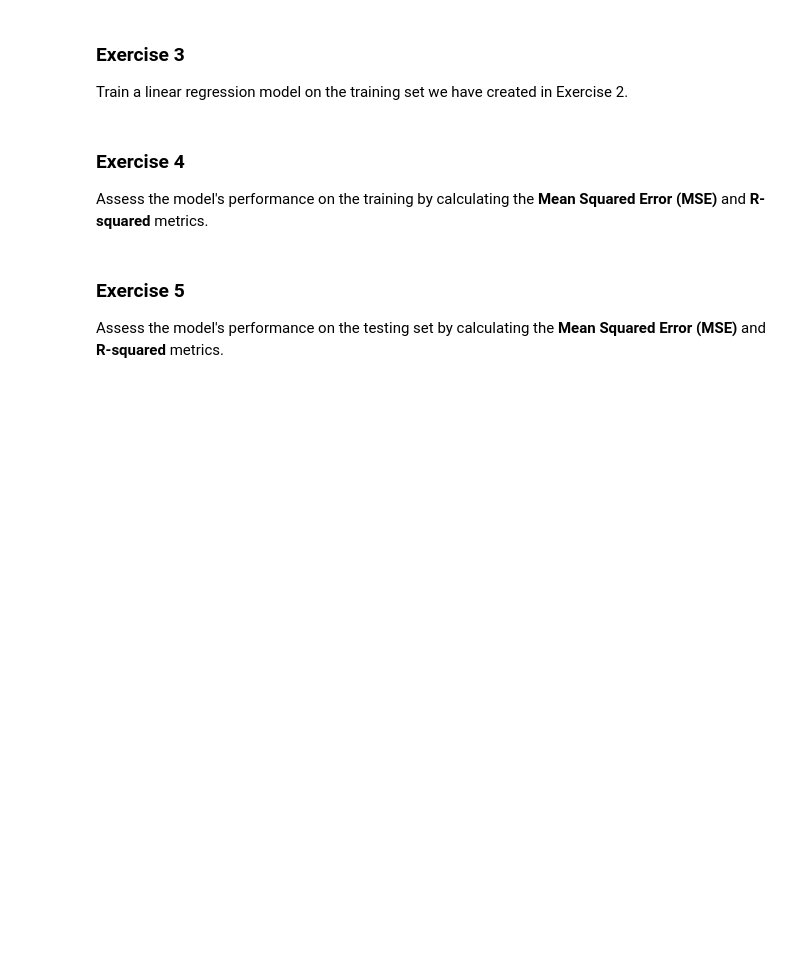
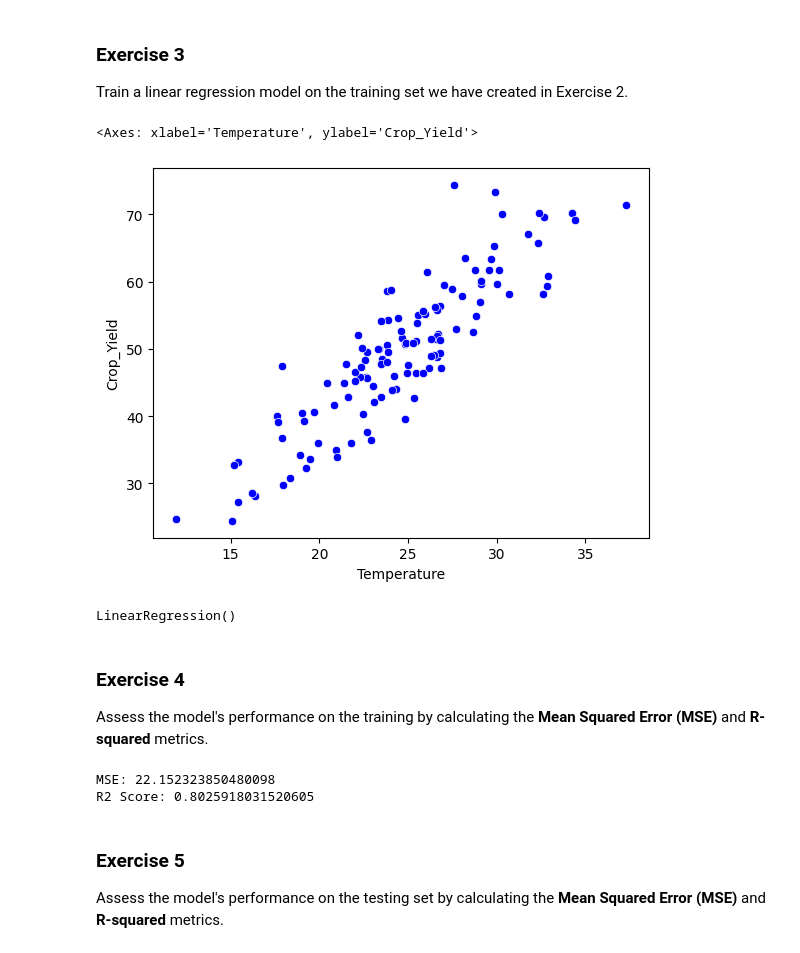
Before and after one commit to mut-rogers/Machine-Learning, a Jupyter notebook: Linear Regression/Testing_model_performance_exercise.ipynb, the cells around one changed output. Drawn from its saved outputs; the diff is of its cells as text; code cells hidden in the pictures; blank space fills up the shorter version.

Commit message:
Exercise 3 OK: Testing the Model Performance

```diff
--- a/Linear Regression/Testing_model_performance_exercise.ipynb
+++ b/Linear Regression/Testing_model_performance_exercise.ipynb
@@ -52,3 +60,15 @@ Train a linear regression model on the training set we have created in Exercise
+# %%
+# Your solution here...
+import seaborn as sns
+sns.scatterplot(df, x="Temperature", y="Crop_Yield", color='blue')
+# %% [output]
+<Axes: xlabel='Temperature', ylabel='Crop_Yield'>
+[figure, added]
+# %%
+model = LinearRegression()
+model.fit(X_train, y_train)
+# %% [output]
+LinearRegression()
 # %% [markdown]
 ### Exercise 4
 
@@ -58,3 +76,14 @@ Assess the model's performance on the training by calculating the **Mean Squared
+# %%
+# Your solution here...
+y_train_predicted = model.predict(X_train)
+
+mse = metrics.mean_squared_error(y_train, y_train_predicted)
+r2_score = metrics.r2_score(y_train, y_train_predicted)
+
+print(f"MSE: {mse}\nR2 Score: {r2_score}")
+# %% [output]
+MSE: 22.152323850480098
+R2 Score: 0.8025918031520605
 # %% [markdown]
 ### Exercise 5
 
```
Also changed, not shown: parts of 12 cells of this notebook.
